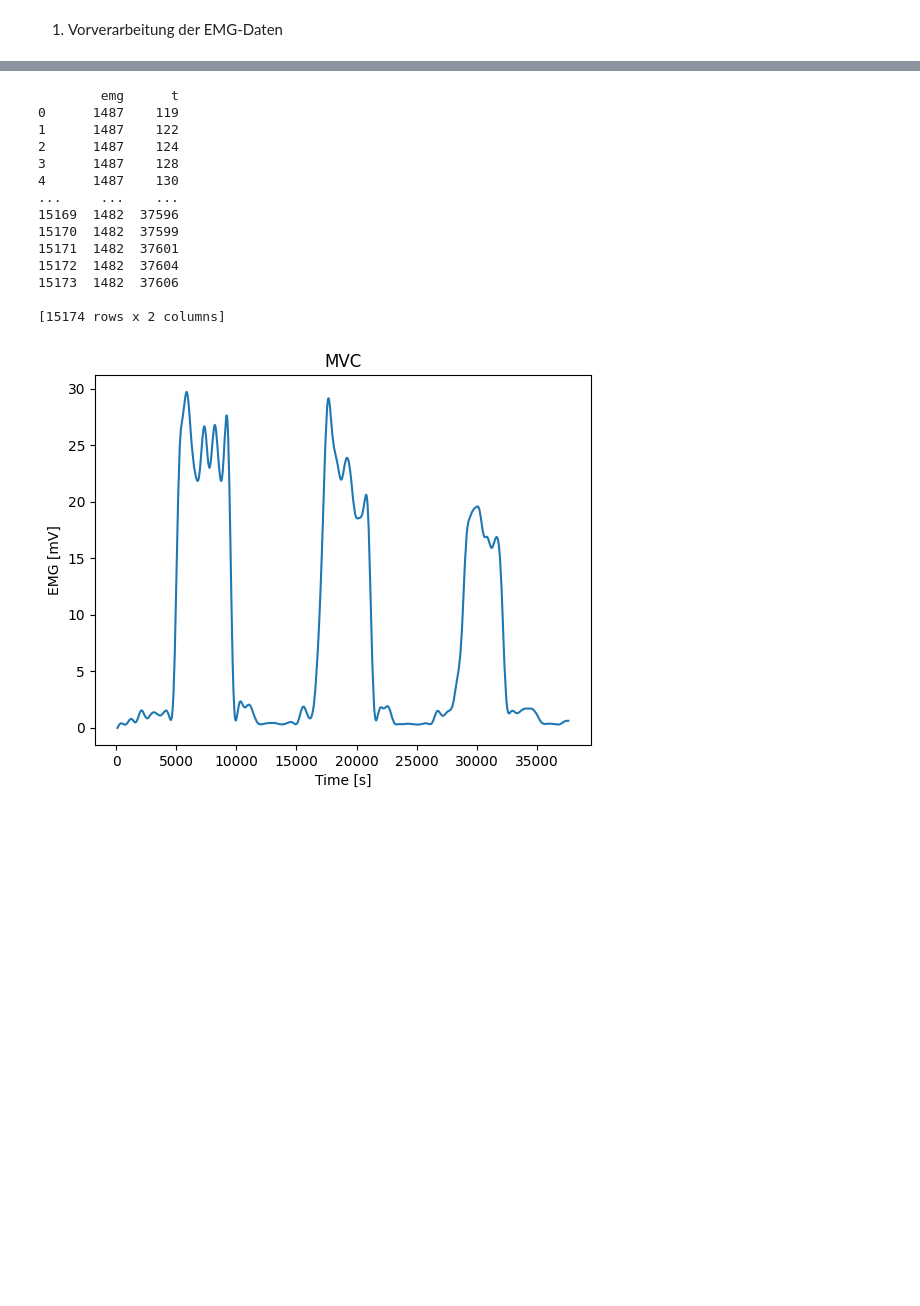
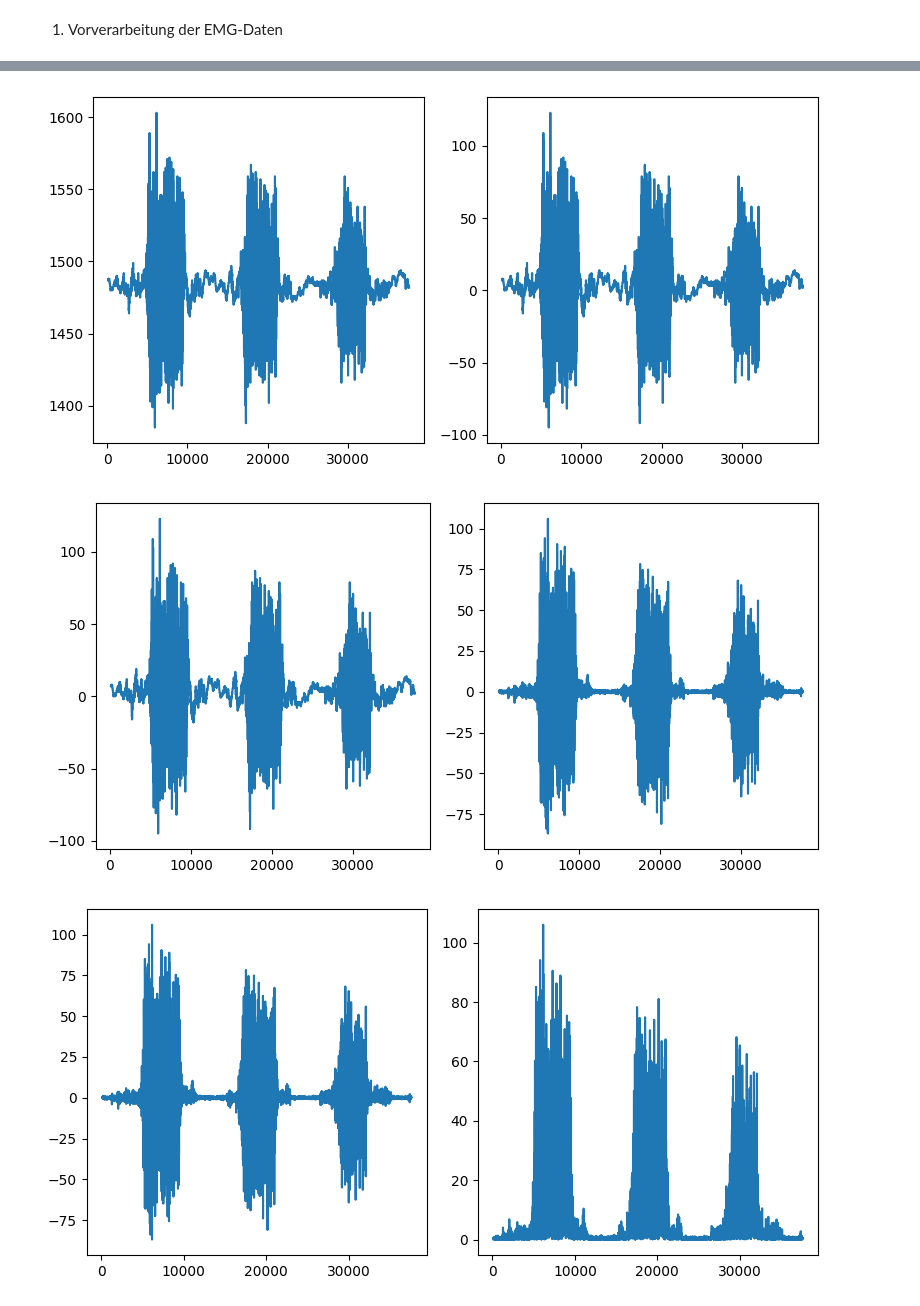
Before and after one commit to ekrepper/Tests_gesamt_Lisi, a Jupyter notebook: Biosignalverarbeitung_Praktikum3_Tests-ges-Lisi.ipynb, the cells around one changed output, grey strips where cells are left out. Cells and saved outputs as stored; diff of their text form; code cells hidden in the pictures; blank space fills up the shorter version.

```diff
--- a/Biosignalverarbeitung_Praktikum3_Tests-ges-Lisi.ipynb
+++ b/Biosignalverarbeitung_Praktikum3_Tests-ges-Lisi.ipynb
@@ -28,45 +28,46 @@ Requirement already satisfied: six>=1.5 in c:\users\elisa\appdata\local\programs
 # %%
 #Importieren der Daten
 weights, mvc, fatigue = lf3.import_data('\t')
 
-print(mvc)
+#Offset von ca. 1480 im emg Datensatz entfernen
+mvc_offsetclean = mvc['emg'] - 1480
 
-#Offset von ca. 1480 im emg Datensatz entfernen
-mvc['emg'] = mvc['emg'] - 1480
+fig, axes = plt.subplots(nrows=1, ncols=2, figsize=(8, 4))
+axes[0].plot(mvc['t'], mvc['emg'])
+axes[1].plot(mvc['t'], mvc_offsetclean)
+fig.tight_layout()
 
 #Butterworth Filter (20 Hz bis 450 Hz) anwenden (nicht im lf3)
 b, a = sc.butter(4, [20/500, 450/500], btype='bandpass')
-mvc['emg'] = sc.filtfilt(b, a, mvc['emg'])
+mvc_filtered = sc.filtfilt(b, a, mvc_offsetclean)
+
+fig, axes = plt.subplots(nrows=1, ncols=2, figsize=(8, 4))
+axes[0].plot(mvc['t'], mvc_offsetclean)
+axes[1].plot(mvc['t'], mvc_filtered)
+fig.tight_layout()
 
 #Gleichrichten der Daten (nicht im lf3)
-mvc['emg'] = np.abs(mvc['emg'])
+mvc_rectified = np.abs(mvc_filtered)
+
+fig, axes = plt.subplots(nrows=1, ncols=2, figsize=(8, 4))
+axes[0].plot(mvc['t'], mvc_filtered)
+axes[1].plot(mvc['t'], mvc_rectified)
+fig.tight_layout()
 
 #Einhüllende Bilden: Tiefpass Grenfrequenz 3 Hz (nicht im lf3)
 b, a = sc.butter(4, 3/500, btype='lowpass')
-mvc['emg'] = sc.filtfilt(b, a, mvc['emg'])
+mvc_envelope = sc.filtfilt(b, a, mvc_rectified)
+
+fig, axes = plt.subplots(nrows=1, ncols=2, figsize=(8, 4))
+axes[0].plot(mvc['t'], mvc_rectified)
+axes[1].plot(mvc['t'], mvc_envelope)
+fig.tight_layout()
 
 
-#Plotten der Daten emg als y, t als x
-plt.plot(mvc['t'], mvc['emg'])
-plt.xlabel('Time [s]')
-plt.ylabel('EMG [mV]')
-plt.title('MVC')
-plt.show()
 
 #ACHTUNG ZEIT NOCH NICHT IN SEKUNDEN
+#Beschriftungen!
 # %% [output]
-        emg      t
-0      1487    119
-1      1487    122
-2      1487    124
-3      1487    128
-4      1487    130
-...     ...    ...
-15169  1482  37596
-15170  1482  37599
-15171  1482  37601
-15172  1482  37604
-15173  1482  37606
-
-[15174 rows x 2 columns]
-[figure, old version]
+[figure, new version]
+[figure, added]
+[figure, added]
```
Also changed, not shown: parts of 2 cells of this notebook.
